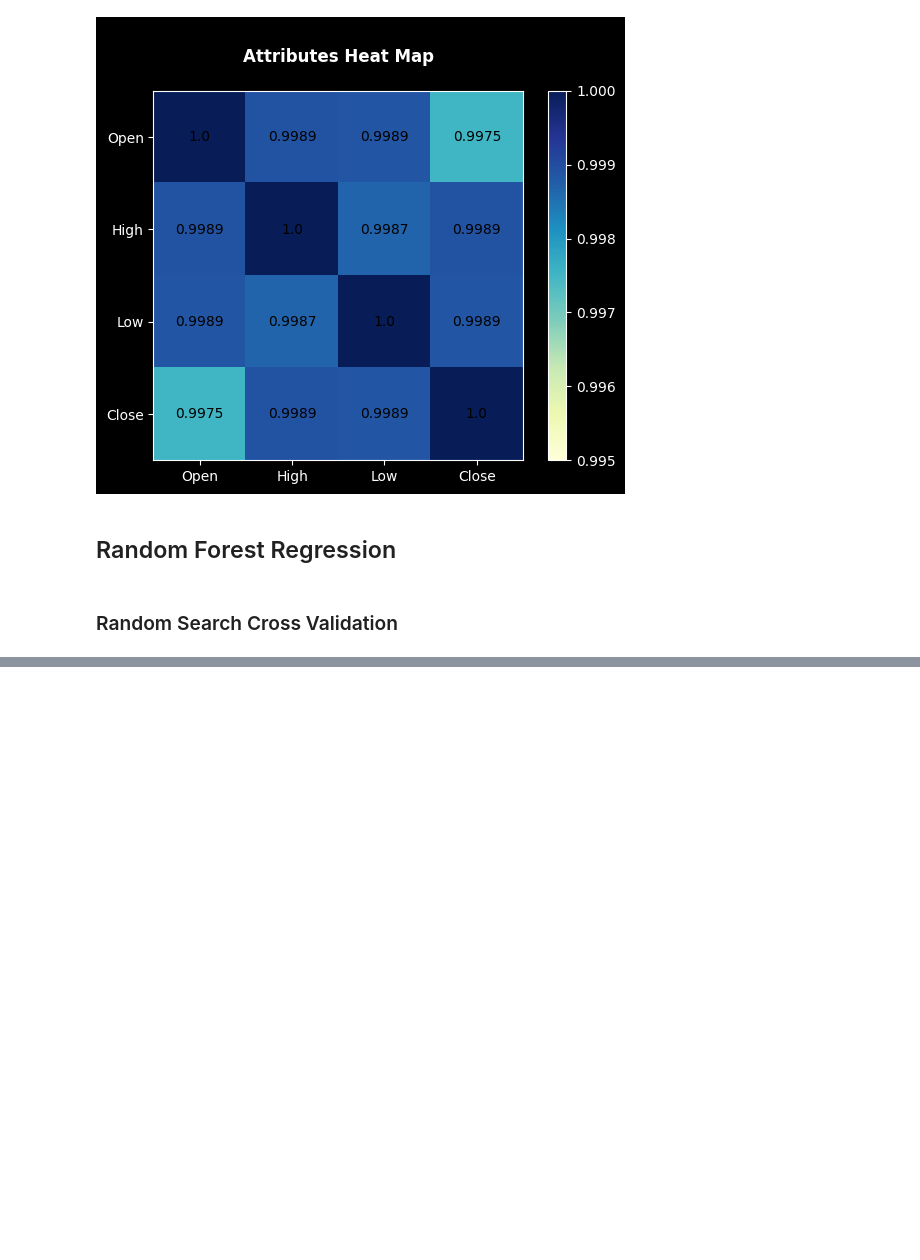
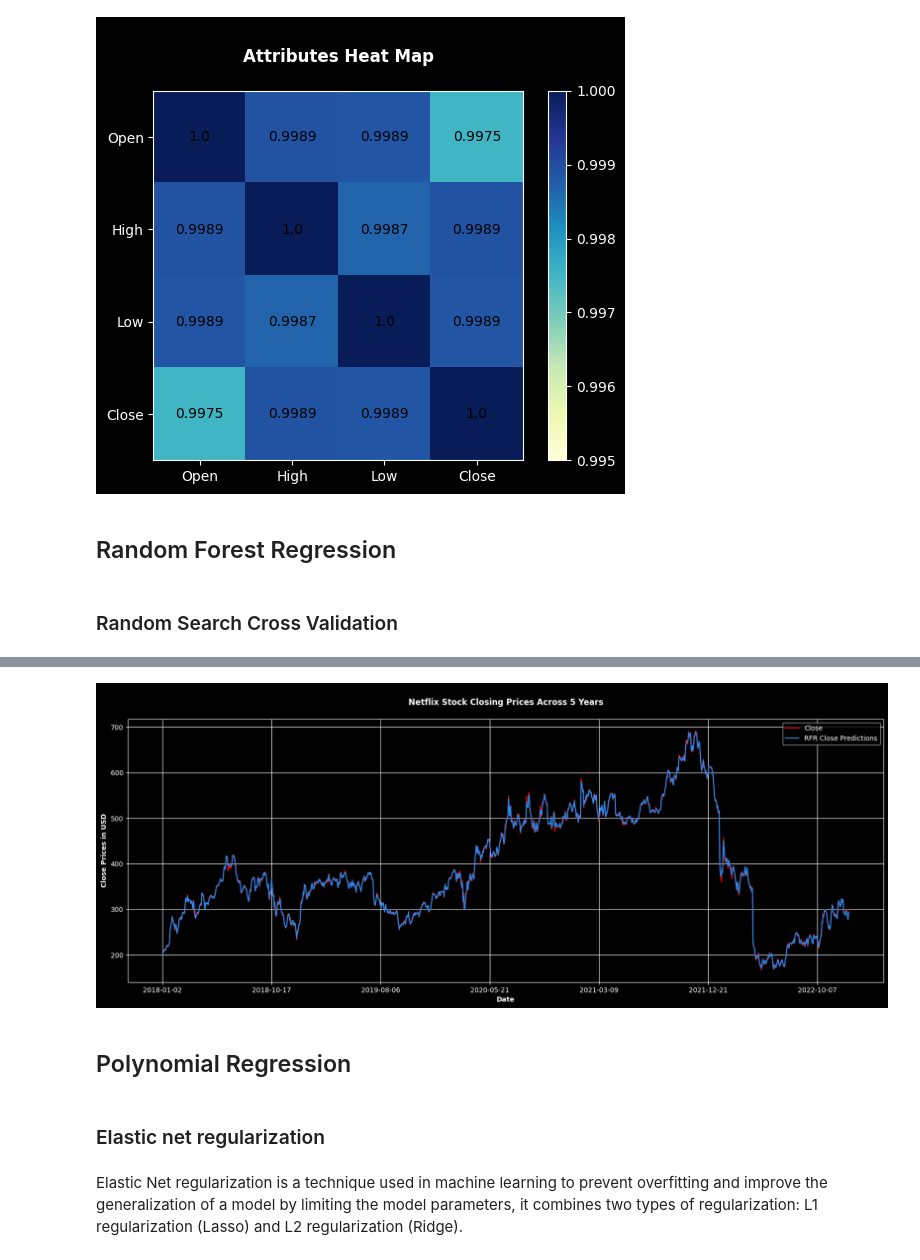
Before and after one commit to Momad-Y/NFLX-Stock-Price-Prediction, a Jupyter notebook: Netflix Stock Price Prediction.ipynb, the cells around one changed output, grey strips where cells are left out. Saved outputs shown, nothing was run; the diff lists cells and outputs as text; code cells hidden in the pictures; blank space fills up the shorter version.

Commit message:
Add other ML models

```diff
--- a/Netflix Stock Price Prediction.ipynb
+++ b/Netflix Stock Price Prediction.ipynb
@@ -279,5 +266,0 @@ rand_search_cross_valid = RandomizedSearchCV(
-# %%
-# Fitting the randomized search CV
-rfr_start_time = time.time()
-rand_search_cross_valid.fit(X_train, y_train.ravel())
-rfr_elapsed_time = time.time() - rfr_start_time
@@ -311,0 +309,7 @@ Worst MSE        Worst Parameters
+# %%
+# Initializing the random forest model with the best parameters
+rfr_best = rscv.best_estimator_
+
+rfr_best.fit(X_train, y_train.ravel())  # Fitting the final model
+
+y_rfr_predict = rfr_best.predict(X_test)  # Predicting the testing values
@@ -311,0 +350,6 @@ Worst MSE        Worst Parameters
+# %%
+# Adding the random forest close prediction column to the original dataframe
+NFLX_df["RFR Close Predictions"] = rfr_best.predict(
+    NFLX_df[["Open", "High", "Low"]].values
+)
+NFLX_df.sample(10)
@@ -311,0 +369,20 @@ Worst MSE        Worst Parameters
+# %%
+# Plotting the predictions and the datasets closing prices against the index (Date)
+NFLX_df["Close"].plot(color="red", figsize=(20, 7))
+NFLX_df["RFR Close Predictions"].plot(color="dodgerblue")
+
+plt.xlabel("Date", weight="bold")
+plt.ylabel("Close Prices in USD", weight="bold")
+plt.title("\nNetflix Stock Closing Prices Across 5 Years\n", weight="bold")
+plt.legend()
+plt.grid()
+plt.show()
+# %% [output]
+[figure, added]
+# %% [markdown]
+## Polynomial Regression<a id='m2'></a>
+# %% [markdown]
+### Elastic net regularization
+# %% [markdown]
+Elastic Net regularization is a technique used in machine learning to prevent overfitting and improve the generalization of a model by limiting the
+</br> model parameters, it combines two types of regularization: L1 regularization (Lasso) and L2 regularization (Ridge).
```
Also changed, not shown: parts of 59 cells of this notebook.
